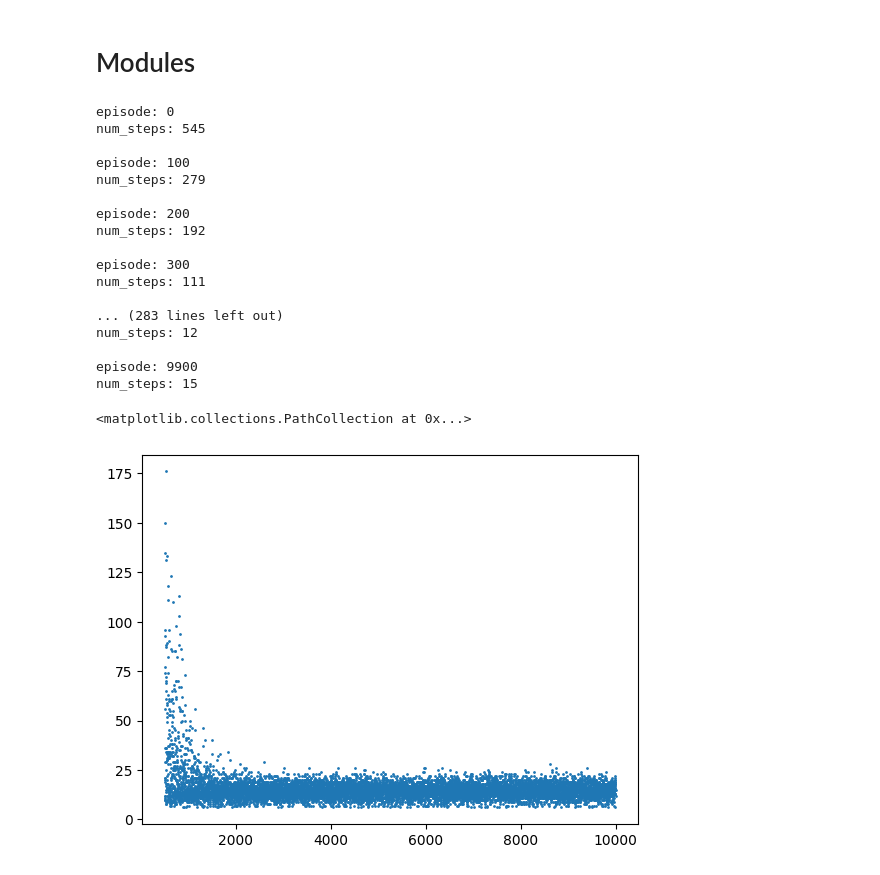
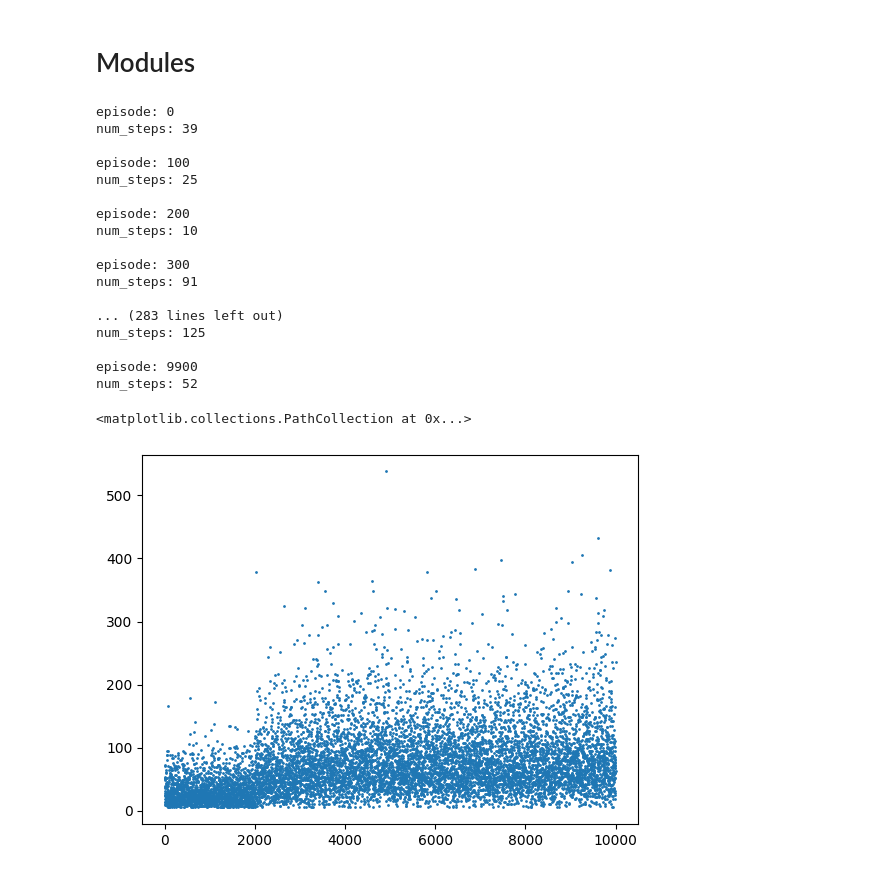
Before and after one commit to rzhan11/mygym, a Jupyter notebook: Modular Gym.ipynb, the cells around one changed output. Saved outputs shown, nothing was run; the diff lists cells and outputs as text; code cells hidden in the pictures.

Commit message:
added exploration phase (epsilon = 1) at start

```diff
--- a/Modular Gym.ipynb
+++ b/Modular Gym.ipynb
@@ -48,16 +62,18 @@ Reward = float
 # %%
 class Model:
     env: gym.Env
+    save_frame: bool
 
     def __init__(
         self,
         env: gym.Env,
-        # *,
+        *,
+        save_frame=False,
         # **kwargs,
         ):
         # save env
         self.env = env
-
+        self.save_frame = save_frame
 
         # store data of episodes in here
         self.episodes = []
@@ -175,6 +191,7 @@ class QLearningModel(Model):
         alpha: float,
         gamma: float,
         epsilon: float,
+        turn_penalty : float = 0.0,
         **kwargs,
         ):
 
@@ -189,6 +206,9 @@ class QLearningModel(Model):
         self.gamma = gamma
         self.epsilon = epsilon
 
+        # penalizes each turn (encourages exploration)
+        self.turn_penalty = turn_penalty
+
         # init q-values
         self.q_table = np.zeros([env.observation_space.n, env.action_space.n])
 
@@ -197,7 +217,11 @@ class QLearningModel(Model):
         return np.argmax(self.q_table[state])
 
     def get_train_action(self, state: State) -> Action:
-        if np.random.uniform(0, 1) < self.epsilon:
+        epsilon = self.epsilon
+        if len(self.episodes) < 2000:
+            epsilon = 0.95
+
+        if np.random.uniform(0, 1) < epsilon:
             return self.env.action_space.sample()
         else:
             return np.argmax(self.q_table[state])
@@ -214,23 +238,38 @@ class QLearningModel(Model):
         done: bool,
         info: Dict,
     ):
+        # add turn_penalty
+        reward = reward - self.turn_penalty
+
         # update q-values
         old_q = self.q_table[state, action]
         next_q = reward + self.gamma * np.max(self.q_table[next_state])
         self.q_table[state, action] = old_q + self.alpha * (next_q - old_q)
+
+        # create frame
+        if self.save_frame:
+            frame = self.env.render(mode="ansi")
+        else:
+            frame = ""
 
         steps = self.episodes[cur_episode]["step_data"]
         steps += [
             {
                 "cur_step": cur_step,
                 "state": state,
+                "action": action,
                 "next_state": next_state,
                 "reward": reward,
                 "done": done,
                 "info": info,
+                "frame": frame,
             }
         ]
 
+        # print("cur_step", cur_step, "reward", reward, "done", done)
+        # print("cur_state", state, next_state)
+        # if reward > 0:
+        #     print(cur_episode, cur_step, "reward!", reward, "done", done)
 
 
     def update_on_done(
@@ -252,41 +291,49 @@ class QLearningModel(Model):
             print()
 # %%
 # env = gym.make("Taxi-v3", new_step_api=True).env
-env = gym.make("Taxi-v3", new_step_api=False).env
+
+# env = gym.make("CliffWalking-v0", new_step_api=False).env
+env = gym.make("FrozenLake-v1", new_step_api=False, map_name="8x8", is_slippery=True).env
+# env = gym.make("Taxi-v3", new_step_api=False).env
+
 model = QLearningModel(
     env=env,
+    save_frame=False,
     alpha=0.1,
     gamma=0.99,
     epsilon=0.1,
+    turn_penalty=0,
+    # turn_penalty=1e-4,
 )
 
 model.train(
+    # num_iters=1,
     num_iters=10000,
     default_state=None,
-    max_steps=100000,
+    max_steps=1000,
 )
 # %% [output]
 episode: 0
-num_steps: 545
+num_steps: 39
 
 episode: 100
-num_steps: 279
+num_steps: 25
 
 episode: 200
-num_steps: 192
+num_steps: 10
 
 episode: 300
-num_steps: 111
+num_steps: 91
 
 ... (283 lines left out)
-num_steps: 12
+num_steps: 125
 
 episode: 9900
-num_steps: 15
+num_steps: 52
 # %%
 # plot number of steps
 df_res = pd.DataFrame(model.episodes).drop(columns=["step_data"])
-plt.scatter("episode", "num_steps", data=df_res.iloc[500:], s=1)
+plt.scatter("episode", "num_steps", data=df_res, s=1)
 # %% [output]
 <matplotlib.collections.PathCollection at 0x...>
-[figure, old version]
+[figure, new version]
```
Also changed, not shown: parts of 3 cells of this notebook.
